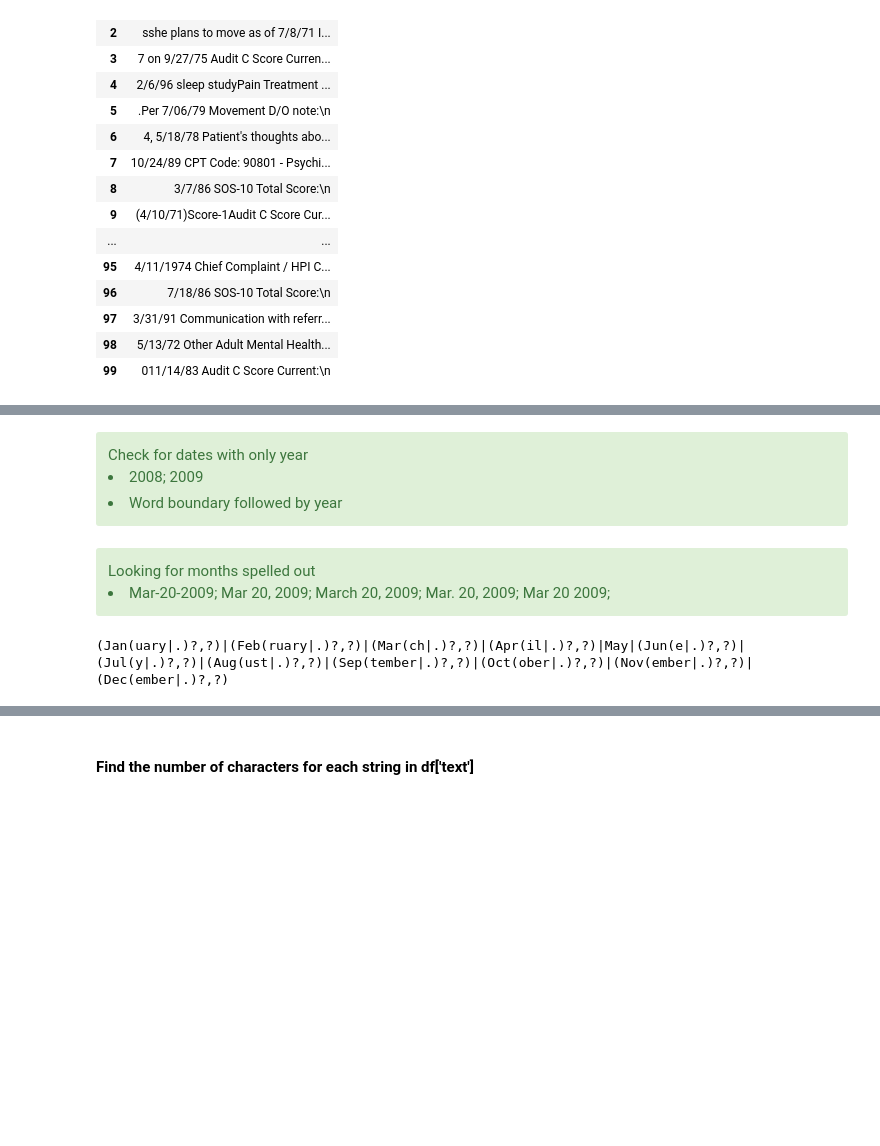
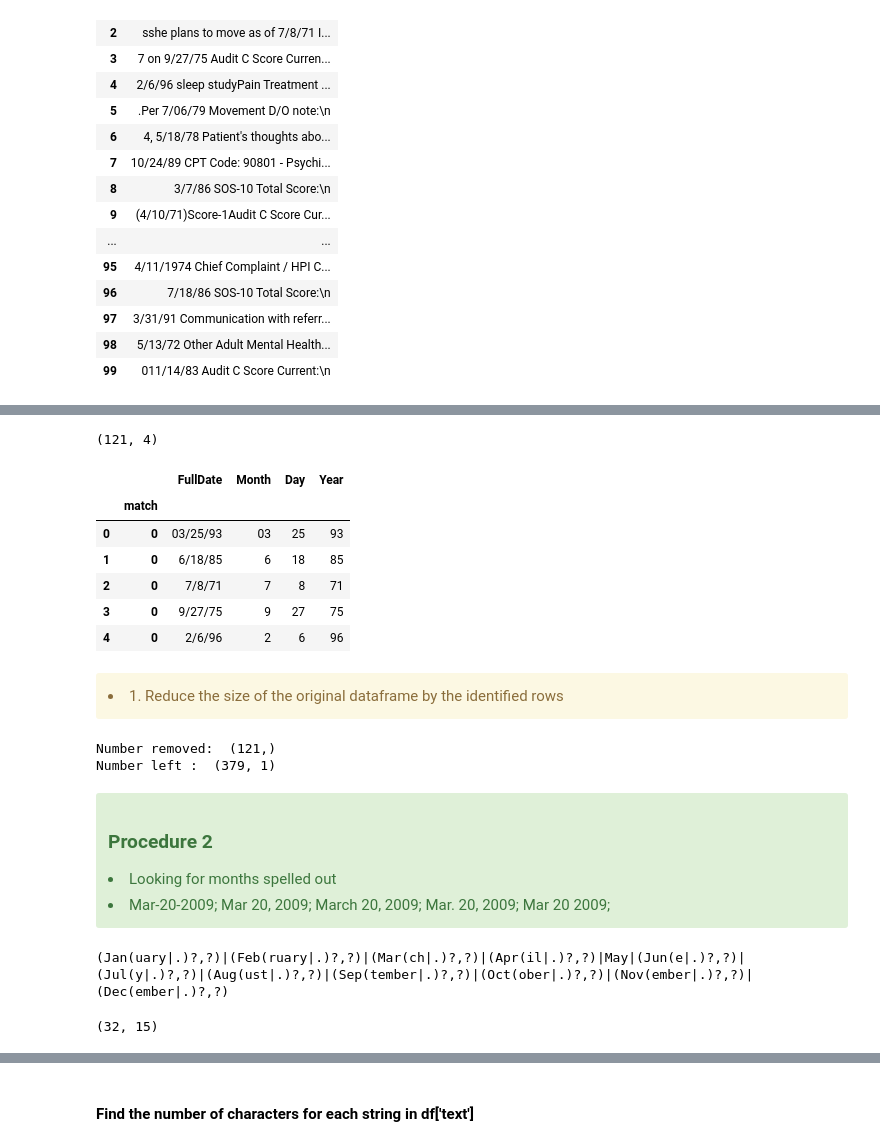
Before and after one commit to sjtalkar/StartHereTemplates, a Jupyter notebook: RegularExpressions.ipynb, the cells around one changed output, grey strips where cells are left out. Drawn from its saved outputs; the diff is of its cells as text; code cells hidden in the pictures; blank space fills up the shorter version.

```diff
--- a/RegularExpressions.ipynb
+++ b/RegularExpressions.ipynb
@@ -125,5 +129,3 @@ df.iloc[0:100]
 | 97 | 3/31/91 Communication with referr... |
 | 98 | 5/13/72 Other Adult Mental Health... |
 | 99 | 011/14/83 Audit C Score Current:\n |
-# %%
-df = df.assign(text_contains_month = df['Text'].str.contains('Mar'))
@@ -150 +132,3 @@ df[df['text_contains_month']]
+# %%
+df_copy = df.copy()
 # %% [markdown]
@@ -169,21 +150,23 @@ Check for dates with all three components
     <li> 04/20/2009; 04/20/09; 4/20/09; 4/3/09</li>
 </div>
 # %%
-df_date_extracted = df['Text'].str.extractall(r'(?P<FullDate>(?P<Month>\d?\d)/(?P<Day>\d?\d)/(?P<Year>\d?\d?\d\d))')
+df_numerical = df_copy['Text'].str.extractall(r'(?P<FullDate>(?P<Month>\d?\d)/(?P<Day>\d?\d)/(?P<Year>\d?\d?\d\d))')
 
 
 
 #Check for four digit dates
-#df_date_extracted[df_date_extracted['Year'].str.len() == 4]
+#df_numerical[df_numerical['Year'].str.len() == 4]
 
 #Check for two digit dates
-#df_date_extracted[df_date_extracted['Year'].str.len() == 2]
+#df_numerical[df_date_extracted['Year'].str.len() == 2]
 #check for year equal to three digits
-df_date_extracted[(df_date_extracted['Year'].str.len() == 3)]
+df_numerical[(df_numerical['Year'].str.len() == 3)]
 #72	1	9/36/308	9	36
 
 # This is the CBC count and so drop these
-df[df['Text'].str.contains('9/36/308')]
+df_copy[df_copy['Text'].str.contains('9/36/308')]
 
 #Remove  if dates year is NOT 2 digits or is not 4 digits
-df_date_extracted_daymonth_year = df_date_extracted[(df_date_extracted['Year'].str.len() == 2) | (df_date_extracted['Year'].str.len() == 4)]
+df_numerical = df_numerical[(df_numerical['Year'].str.len() == 2) | (df_numerical['Year'].str.len() == 4)]
+
+#df_copy.iloc[106]
@@ -204,6 +172,0 @@ df_date_extracted_month_year
-# %% [markdown]
-<div class='alert alert-block alert-success'>
-Check for dates with only year
-<li>2008; 2009 </li>
-<li> Word boundary followed by year </li>
-</div>
@@ -216,0 +173,16 @@ df_date_extracted_just_year
+# %%
+print(df_numerical.shape)#(121, 4)
+df_numerical.head()
+# %% [output]
+(121, 4)
+|  |  | FullDate | Month | Day | Year |
+|  | match |  |  |  |  |
+| 0 | 0 | 03/25/93 | 03 | 25 | 93 |
+| 1 | 0 | 6/18/85 | 6 | 18 | 85 |
+| 2 | 0 | 7/8/71 | 7 | 8 | 71 |
+| 3 | 0 | 9/27/75 | 9 | 27 | 75 |
+| 4 | 0 | 2/6/96 | 2 | 6 | 96 |
+# %% [markdown]
+<div class='alert alert-block alert-warning'>
+ <li> 1. Reduce the size of the original dataframe by the identified rows  </li>
+</div>
@@ -216,0 +197,5 @@ df_date_extracted_just_year
+# %%
+df_copy = removeIdentified(df_copy,df_numerical)
+# %% [output]
+Number removed:  (121,)
+Number left :  (379, 1)
@@ -217,6 +206,7 @@ df_date_extracted_just_year
 # %% [markdown]
 <div class='alert alert-block alert-success'>
-Looking for months spelled out
+        <h3> Procedure 2 </h3>
+        <li> Looking for months spelled out  </li>
 <li> Mar-20-2009; Mar 20, 2009; March 20, 2009; Mar. 20, 2009; Mar 20 2009; </li>
 </div>
 # %%
@@ -233,0 +224,5 @@ df_date_extracted_with_monthnames = df['Text'].str.extractall(r'(?P<FullDate>(?P
+# %%
+df_monthname.head()
+print(df_monthname.shape)
+# %% [output]
+(32, 15)
```
Also changed, not shown: parts of 54 cells of this notebook.
